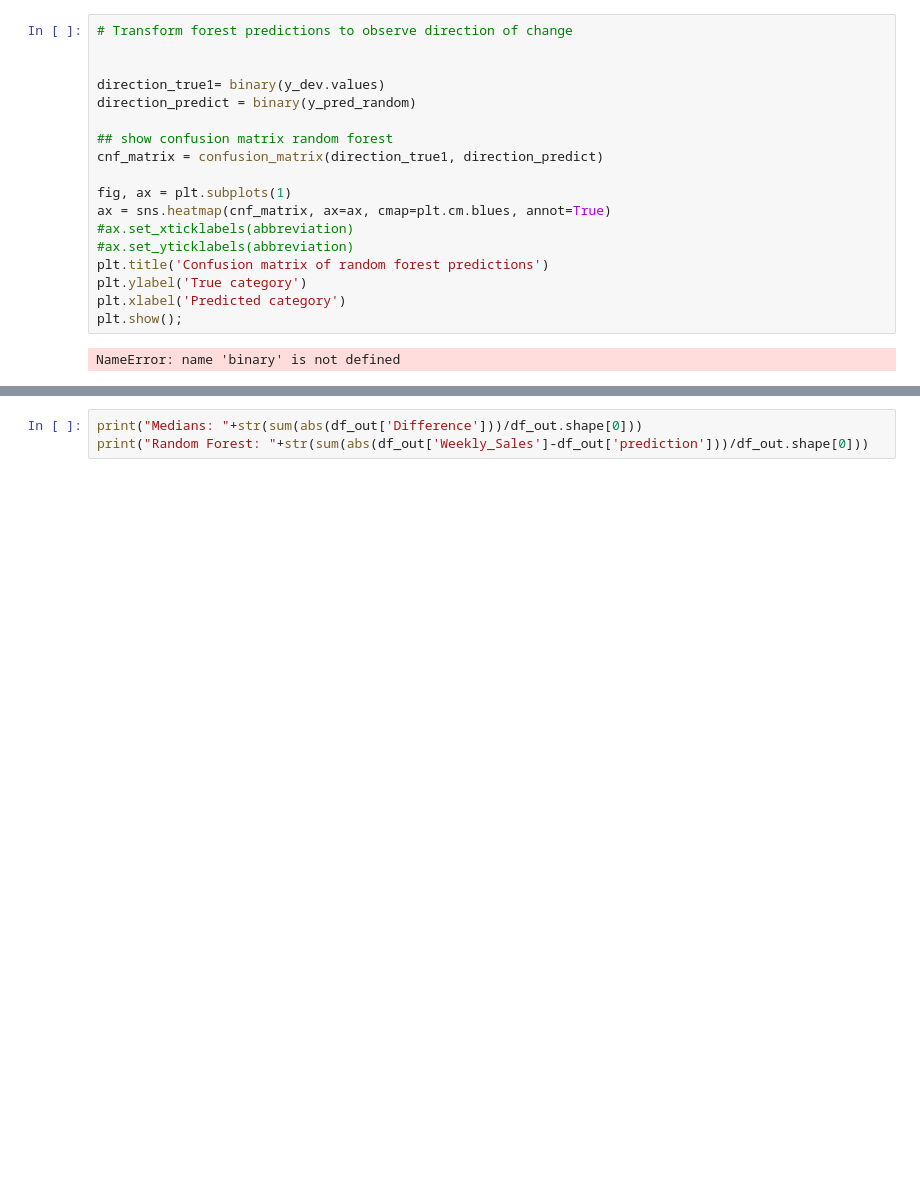
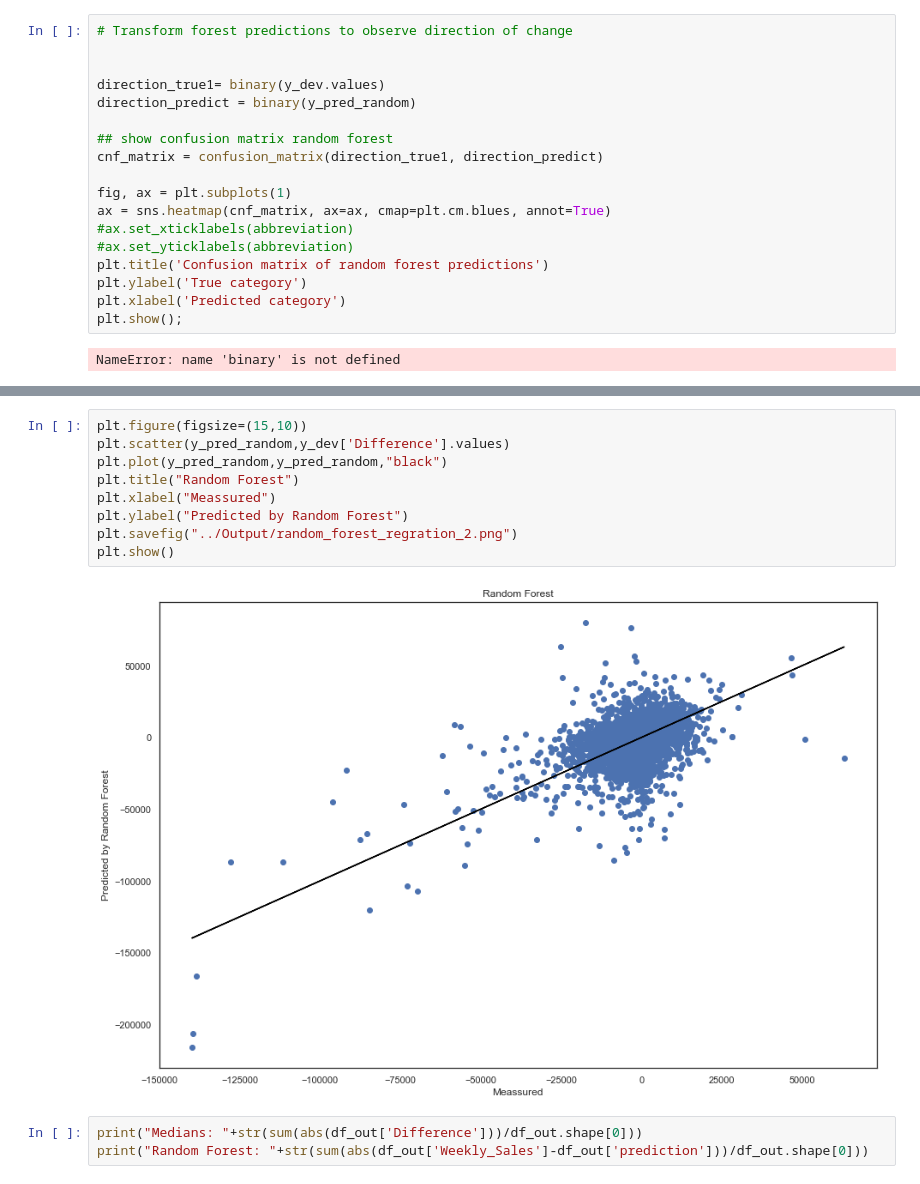
Before and after one commit to reenapatel179/Walmart-Project, a Jupyter notebook: Shubhangi/Final Project/Code/WM_Weekly_Values_Prediction.ipynb, the cells around one changed output, grey strips where cells are left out. Cells and saved outputs as stored; diff of their text form; blank space fills up the shorter version.

```diff
--- a/Shubhangi/Final Project/Code/WM_Weekly_Values_Prediction.ipynb
+++ b/Shubhangi/Final Project/Code/WM_Weekly_Values_Prediction.ipynb
@@ -554,3 +573,14 @@ df_out['prediction'] = df_out['Median Sales']-df_out['Predicted']
+# %%
+plt.figure(figsize=(15,10))
+plt.scatter(y_pred_random,y_dev['Difference'].values)
+plt.plot(y_pred_random,y_pred_random,"black")
+plt.title("Random Forest")
+plt.xlabel("Meassured")
+plt.ylabel("Predicted by Random Forest")
+plt.savefig("../Output/random_forest_regration_2.png")
+plt.show()
+# %% [output]
+[figure, added]
 # %%
 print("Medians: "+str(sum(abs(df_out['Difference']))/df_out.shape[0]))
 print("Random Forest: "+str(sum(abs(df_out['Weekly_Sales']-df_out['prediction']))/df_out.shape[0]))
```
Also changed, not shown: parts of 5 cells of this notebook.
